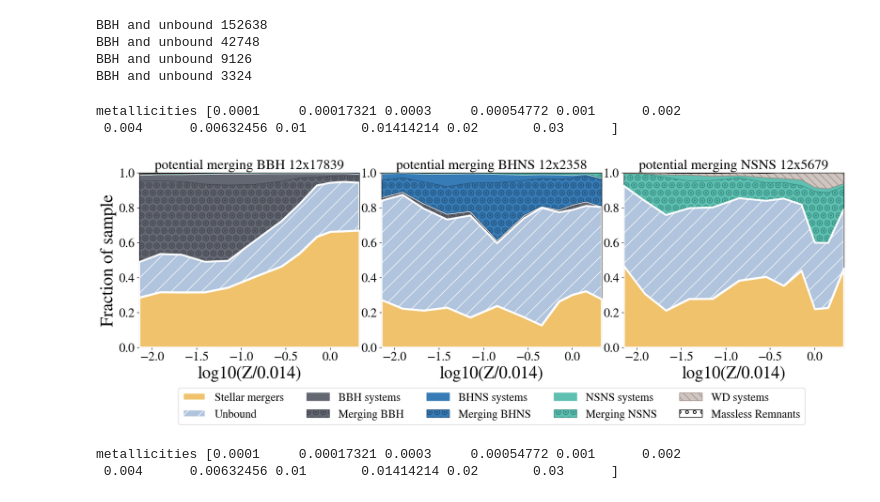
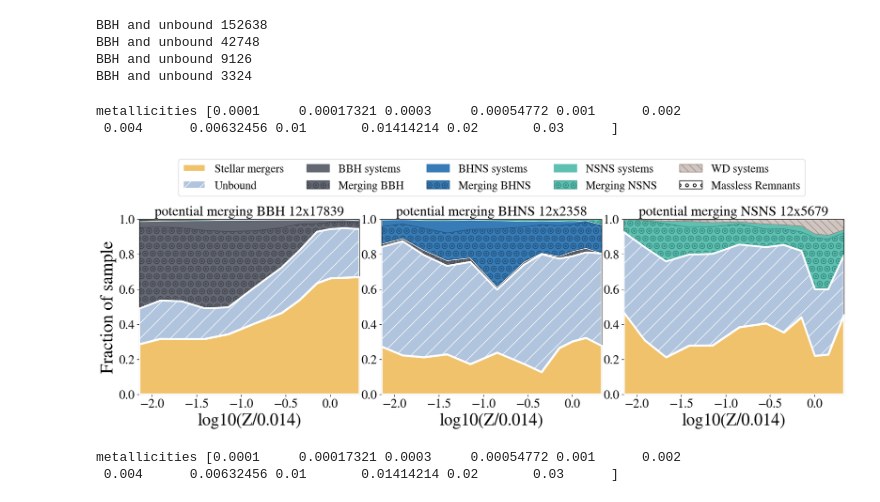
Before and after one commit to LiekeVanSon/ZdependentFormEff, a Jupyter notebook: code/Endpoint_potential_DCO.ipynb, the cells around one changed output. Drawn from its saved outputs; the diff is of its cells as text; code cells hidden in the pictures.

Commit message:
small changes to make plots fit better in paper

```diff
--- a/code/Endpoint_potential_DCO.ipynb
+++ b/code/Endpoint_potential_DCO.ipynb
@@ -248,36 +248,36 @@ for ax, flavor in zip(axes, DCO_flavors):
     bottom += N_WD
 
     # Massless remnants
     ax.fill_between(Z_Zsun, bottom/norm, (bottom + N_massless_rem)/norm, color='none',edgecolor=color_dict['masslessRemnants'], hatch = 'o', label='Massless Remnants', alpha = 1)
     bottom += N_massless_rem
 
     # Other
     # print(N_other)
     # ax.fill_between(Z_Zsun, bottom, (bottom + N_other)/norm, color='r', label='Other', alpha = 1)
 
     if flavor == 'All':
         ax.set_title(f'All potential DCO progenitors ({len(metallicities)}x{N_tot_DCO_prog[0.0001]})', fontsize = 22)
     else:
         ax.set_title(f'potential merging {flavor} {len(metallicities)}x{N_tot_DCO_prog[0.0001]}', fontsize = 22)
 
     ax.set_xlim(np.log10(1e-4/0.014),np.log10(0.03/0.014))
     ax.set_xlabel('log10(Z/0.014)', fontsize = 27)
     ax.set_ylim(0,1)
 
 #########################
 # plotvalues
 fig.subplots_adjust(hspace=0.25, wspace=0.1)
 axes[0].set_ylabel("Fraction of sample", fontsize =28)
 
-axes[1].legend(bbox_to_anchor=(0.5, -0.2), loc='upper center', fontsize = 18, ncols = 5)
-# axes[1].legend(bbox_to_anchor=(1.01, 1), loc='upper left', fontsize = 20)
+# axes[1].legend(bbox_to_anchor=(0.5, -0.2), loc='upper center', fontsize = 18, ncols = 5)
+axes[1].legend(bbox_to_anchor=(0.5, 1.1), loc='lower center', fontsize = 18, ncols = 5)
 
 plt.savefig(f'../plots/{compas_v}/End_Of_Evol_per_Z_{sim_name}_row.pdf', bbox_inches='tight')
 plt.show()
 # %% [output]
 metallicities [0.0001     0.00017321 0.0003     0.00054772 0.001      0.002
  0.004      0.00632456 0.01       0.01414214 0.02       0.03      ]
-[figure, old version]
+[figure, new version]
 # %%
 metallicities = np.unique(potential_DCO_progenitors['Metallicity@ZAMS(1)'])
 print('metallicities', metallicities)
```
Also changed, not shown: 3 other files.
